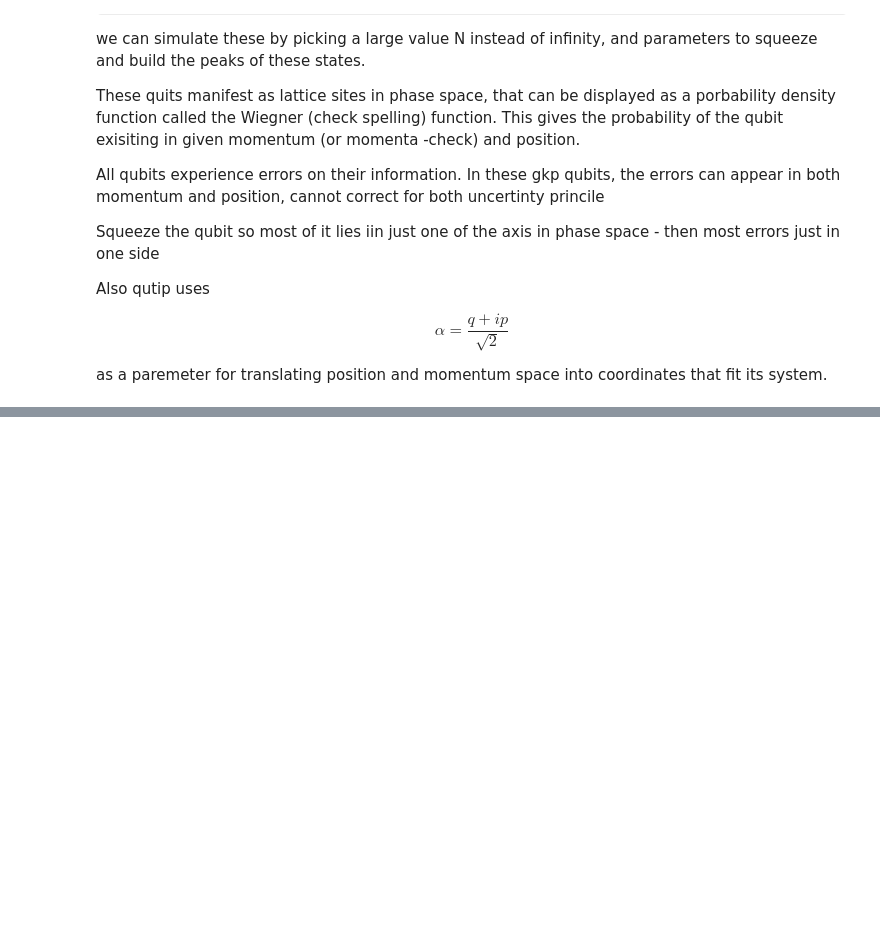
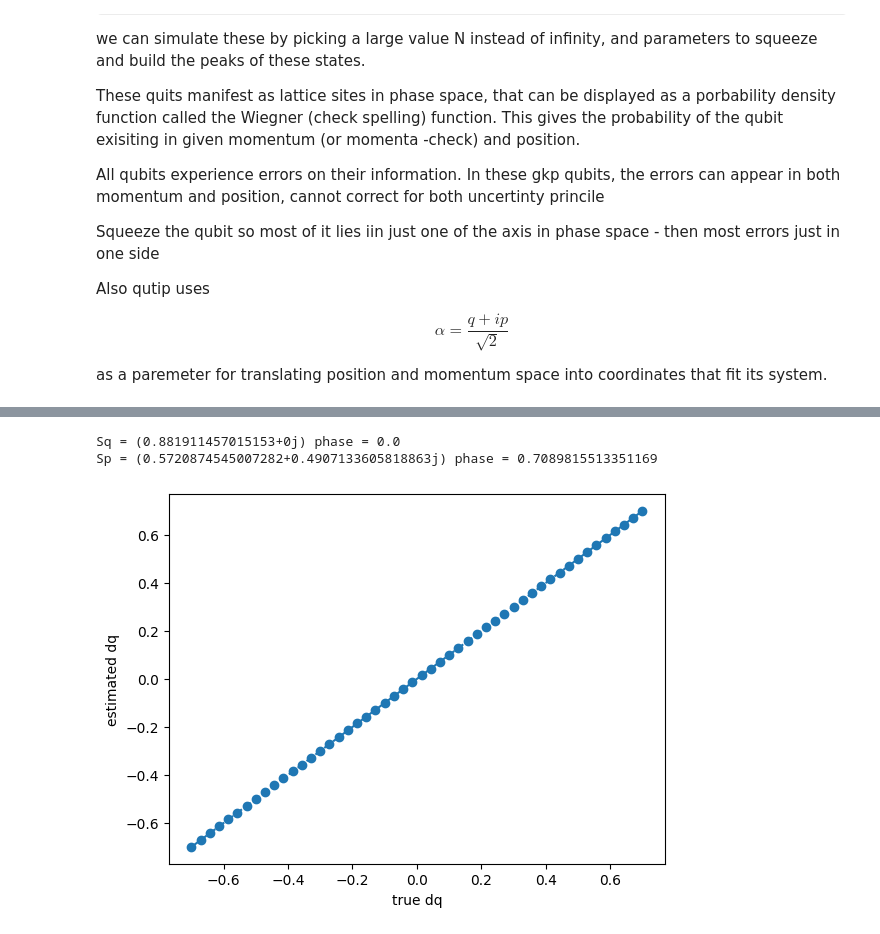
Before and after one commit to laramt04/GKP_QEC_Project_Code, a Jupyter notebook: GKP_gaussian_vectorised.ipynb, the cells around one changed output, grey strips where cells are left out. Cells and saved outputs as stored; diff of their text form; code cells hidden in the pictures; some formulas as TeX source; blank space fills up the shorter version.

```diff
--- a/GKP_gaussian_vectorised.ipynb
+++ b/GKP_gaussian_vectorised.ipynb
@@ -78,0 +89,37 @@ AttributeError: 'function' object has no attribute 'shape'
+# %%
+Sq = displace(N, GKP.pos_to_alpha(2*sqrt_pi, 0))
+Sp = displace(N, GKP.pos_to_alpha(0, 2*sqrt_pi))
+
+dq = 0.2
+
+D = displace(N, GKP.pos_to_alpha(dq))
+psi = (D*state).unit()
+
+sq = expect(Sq, psi)
+sp = expect(Sp, psi)
+
+print("Sq =", sq, "phase =", np.angle(sq))
+print("Sp =", sp, "phase =", np.angle(sp))
+# %% [output]
+Sq = (0.881911457015153+0j) phase = 0.0
+Sp = (0.5720874545007282+0.4907133605818863j) phase = 0.7089815513351169
+# %%
+dq_vals = np.linspace(-0.7,0.7,50)
+
+
+noise_aplhas = np.array([GKP.pos_to_alpha(dq) for dq in dq_vals])
+
+displaced_states = np.hstack([(displace(N, alpha)* state).unit().full() for alpha in noise_aplhas])
+
+Sp_matrix = Sp.full()
+sp_vals = np.einsum('ik,ij,jk->k',
+                     displaced_states.conj(), Sp_matrix, displaced_states)
+recovered = np.angle(sp_vals) / ( 2 * sqrt_pi)
+
+plt.plot(dq_vals, dq_vals, '--')
+plt.scatter(dq_vals, recovered)
+plt.xlabel("true dq")
+plt.ylabel("estimated dq")
+plt.show()
+# %% [output]
+[figure, added]
```
Also changed, not shown: parts of 2 cells of this notebook.
